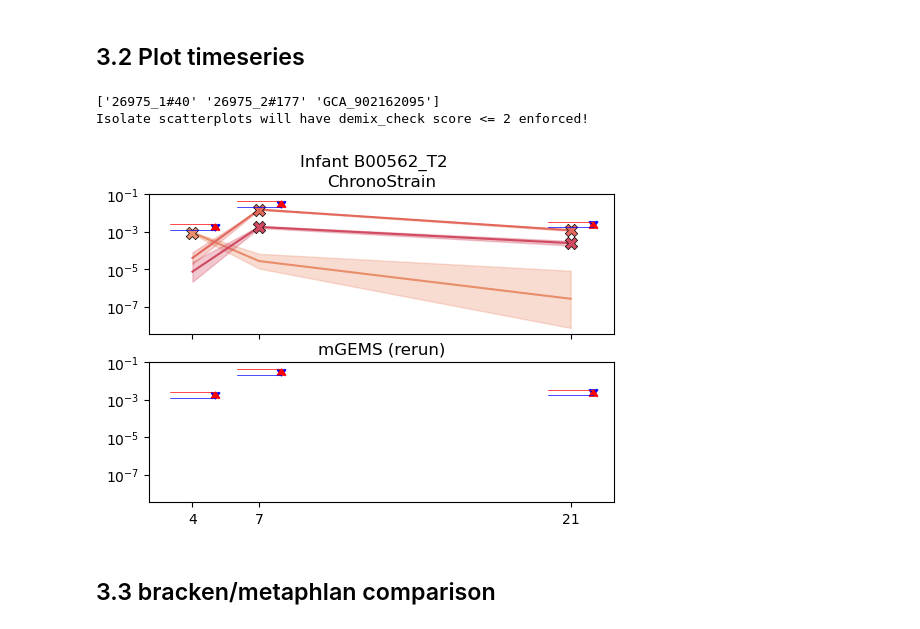
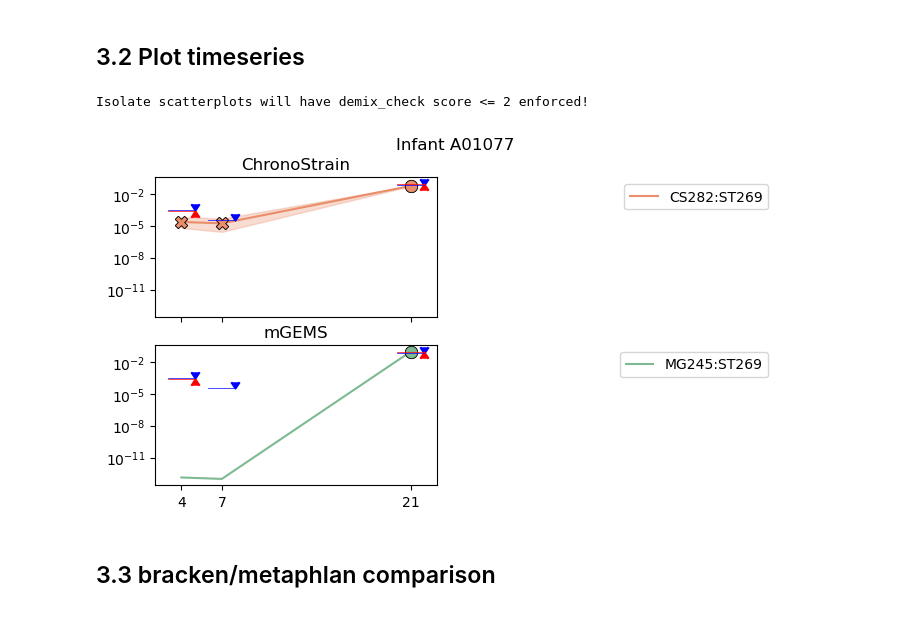
Before and after one commit to gibsonlab/chronostrain, a Jupyter notebook: examples/infant-nt/notebooks/inference_comparison.ipynb, the cells around one changed output. Saved outputs shown, nothing was run; the diff lists cells and outputs as text; code cells hidden in the pictures.

```diff
--- a/examples/infant-nt/notebooks/inference_comparison.ipynb
+++ b/examples/infant-nt/notebooks/inference_comparison.ipynb
@@ -51,10 +51,10 @@ env: JAX_PLATFORMS=cpu
 # %%
 # ========== data paths
 CWD = Path().absolute()
-PARTICIPANTS_FILE = CWD.parent / "files" / "all_participants.txt"
 #DATA_DIR = Path("/mnt/e/infant_nt")
 DATA_DIR = Path("/data/cctm/youn/infant_nt")
-MLST_OUTPUT = DATA_DIR / "database" / "chronostrain_files" / "fastmlst" / "fastmlst.tsv"
+PARTICIPANTS_FILE = CWD.parent / "files" / "all_participants.txt"
+MLST_OUTPUT = DATA_DIR / "database" / "fastmlst" / "fastmlst.tsv"
 
 # ========== database-specific clusters/databases
 CHRONOSTRAIN_JSON = DATA_DIR / "database" / "chronostrain_files" / "efaecalis.json"
@@ -890,7 +942,11 @@ def compile_results_for_plot(plot_cfg):
         target_key = f'chronostrain:{key}'
         print(f"Loading chronostrain key `{target_key}`")
         cs_results, cs_infants, cs_clusters = pick_chronostrain_results(sub_cfg.key, sub_cfg.posterior)
-        cs_results_thresholded = cs_results.loc[cs_results['Abund'] > sub_cfg.abund_lb]
+        cs_results_thresholded = cs_results.loc[
+            (cs_results['Abund'] > sub_cfg.abund_lb)
+            & (cs_results['Genus'] == 'Enterococcus')
+            & (cs_results['Species'] == 'faecalis')
+        ]
         cs_results_thresholded_counts = threshold_cs_results(cs_results, cs_infants, sub_cfg.abund_lb)
         cs_isolates = match_isolates_chronostrain(cs_results, efaecalis_isolate_df, cs_infants, cs_clusters)
         cs_isolates = cs_isolates.assign(
@@ -1361,4 +1425,14 @@ Note: panels a/b/c use all-mutually finished infants, panels d/e only use the tw
 [figure]
 # %% [markdown]
 ## 3.2 Plot timeseries
+# %%
+def determine_cluster_st_and_name(cluster_df: pd.DataFrame) -> pd.DataFrame:
+    cluster_ids = cluster_df['Cluster'].drop_duplicates().sort_values()
+    cluster_indices = {c: i for i, c in enumerate(cluster_ids)}
+
+    member_st = cluster_df.merge(mlst_annotations, on='Accession', how='left')
+    cluster_st_counts = member_st.groupby(["Cluster", "MLST_Tax", "MLST"])['Accession'].count().rename("Count").reset_index()
+    cluster_st_counts = cluster_st_counts.sort_values("Count", ascending=False).drop_duplicates(["Cluster"])
+    cluster_st_counts['SortedIndex'] = cluster_st_counts['Cluster'].map(cluster_indices)
+    return cluster_st_counts[['Cluster', 'MLST_Tax', 'MLST', 'SortedIndex']]
 # %%
@@ -1558,38 +1660,46 @@ def plot_third_party_species_estimates(infant_id, ax, species_estimates, marker_
         ax.plot([t-t_offset, t+t_offset], [y, y], linestyle='-', color=marker_color, linewidth=0.5)
     ax.set_xticks(time_points)
 # %%
-fig, axes = plt.subplots(2, 1, figsize=(6, 4), sharex=True, sharey=True)
+fig, axes = plt.subplots(2, 2, figsize=(8, 4), sharex=True, sharey=True)
 
 # infant_id = 'A00559'
 # infant_id = 'B00178'
-infant_id = 'B00562_T2'
+infant_id = 'A01077'
 # infant_id = 'B00053'
 # infant_id = 'B02273'
+# infant_id = 'C01331'
+# infant_id = 'A01678'
 
 
-#infant_id = 'C01331'
-#infant_id = 'A01678'
-
-
-axes[0].set_title('ChronoStrain')
-plot_chronostrain(infant_id, 'chronostrain', axes[0], sb.color_palette("flare"), dfs_to_plot['chronostrain:coarse_default'], plot_config.chronostrain['coarse_default'].posterior)
-axes[1].set_title('mGEMS (rerun)')
-plot_mgems(infant_id, axes[1], sb.color_palette("crest"), dfs_to_plot['mgems:coarse'], marker_enforce_demix_ub=2)
+axes[0, 0].set_title('ChronoStrain')
+plot_chronostrain(
+    infant_id, 'chronostrain',
+    axes[0, 0], sb.color_palette("flare"),
+    dfs_to_plot['chronostrain:coarse_default'],
+    plot_config.chronostrain['coarse_default'].posterior,
+    legend_ax=axes[0, 1]
+)
+axes[1, 0].set_title('mGEMS')
+plot_mgems(
+    infant_id, axes[1, 0],
+    sb.color_palette("crest"), dfs_to_plot['mgems:coarse'], marker_enforce_demix_ub=2,
+    legend_ax=axes[1, 1]
+)
 fig.suptitle(f"Infant {infant_id}")
 
-plot_third_party_species_estimates(infant_id, axes[0], bracken_estimates, marker_color='blue', arrow_direction='down')
-plot_third_party_species_estimates(infant_id, axes[1], bracken_estimates, marker_color='blue', arrow_direction='down')
-plot_third_party_species_estimates(infant_id, axes[0], metaphlan_estimates, marker_color='red', arrow_direction='up')
-plot_third_party_species_estimates(infant_id, axes[1], metaphlan_estimates, marker_color='red', arrow_direction='up')
-# plot_bracken_estimates(infant_id, axes[2])
+plot_third_party_species_estimates(infant_id, axes[0, 0], bracken_estimates, marker_color='blue', arrow_direction='down')
+plot_third_party_species_estimates(infant_id, axes[1, 0], bracken_estimates, marker_color='blue', arrow_direction='down')
+plot_third_party_species_estimates(infant_id, axes[0, 0], metaphlan_estimates, marker_color='red', arrow_direction='up')
+plot_third_party_species_estimates(infant_id, axes[1, 0], metaphlan_estimates, marker_color='red', arrow_direction='up')
 
-for ax in axes:
+for ax in axes[:, 0]:
     ax.set_yscale('log')
-plt.savefig(f'plots/{infant_id}_traj.png')
+for ax in axes[:, 1]:
+    ax.set_axis_off()
+# plt.savefig(f'plots/{infant_id}_traj.png')
 # %% [output]
-['26975_1#40' '26975_2#177' 'GCA_902162095']
 Isolate scatterplots will have demix_check score <= 2 enforced!
-[figure, old version]
+[figure, new version]
 # %% [markdown]
 ## 3.3 bracken/metaphlan comparison
 # %% [markdown]
```
Also changed, not shown: parts of 19 cells of this notebook, 10 other files.
